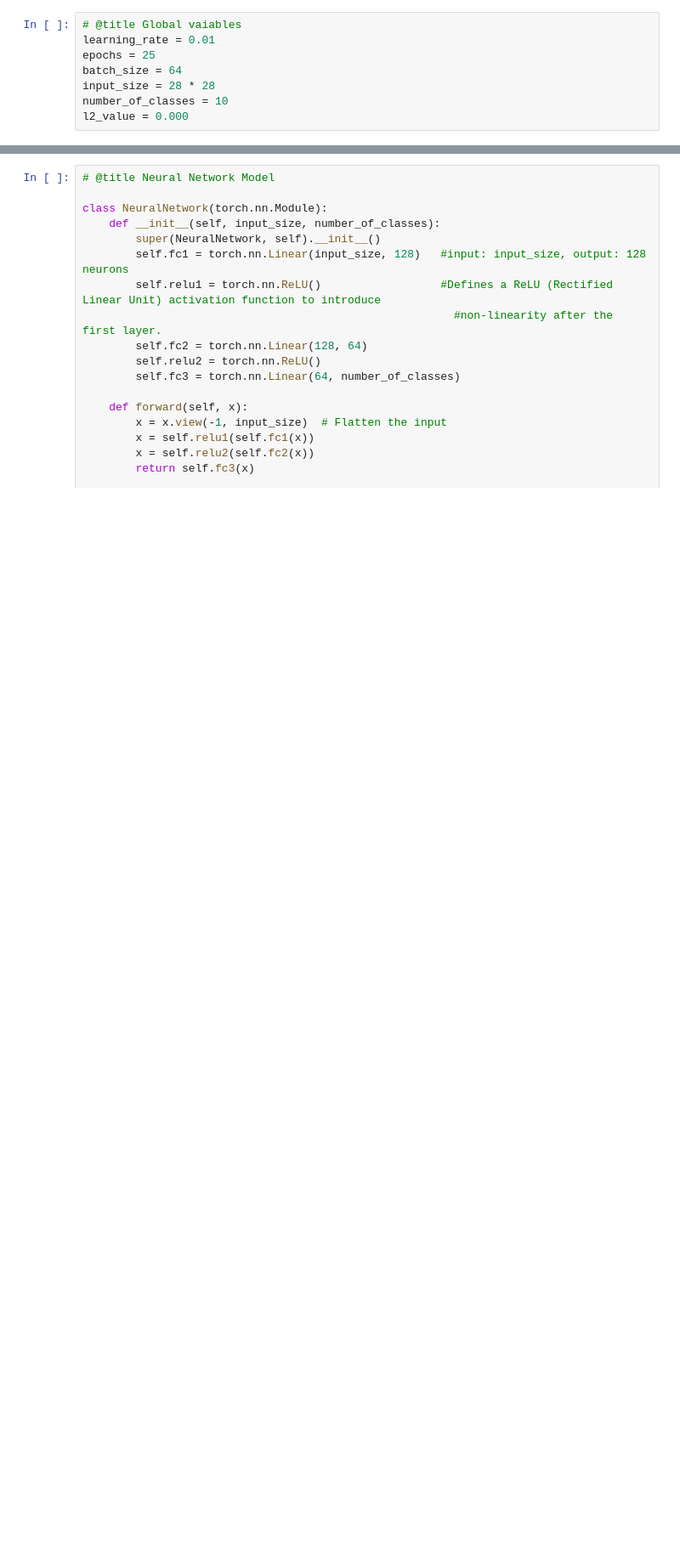
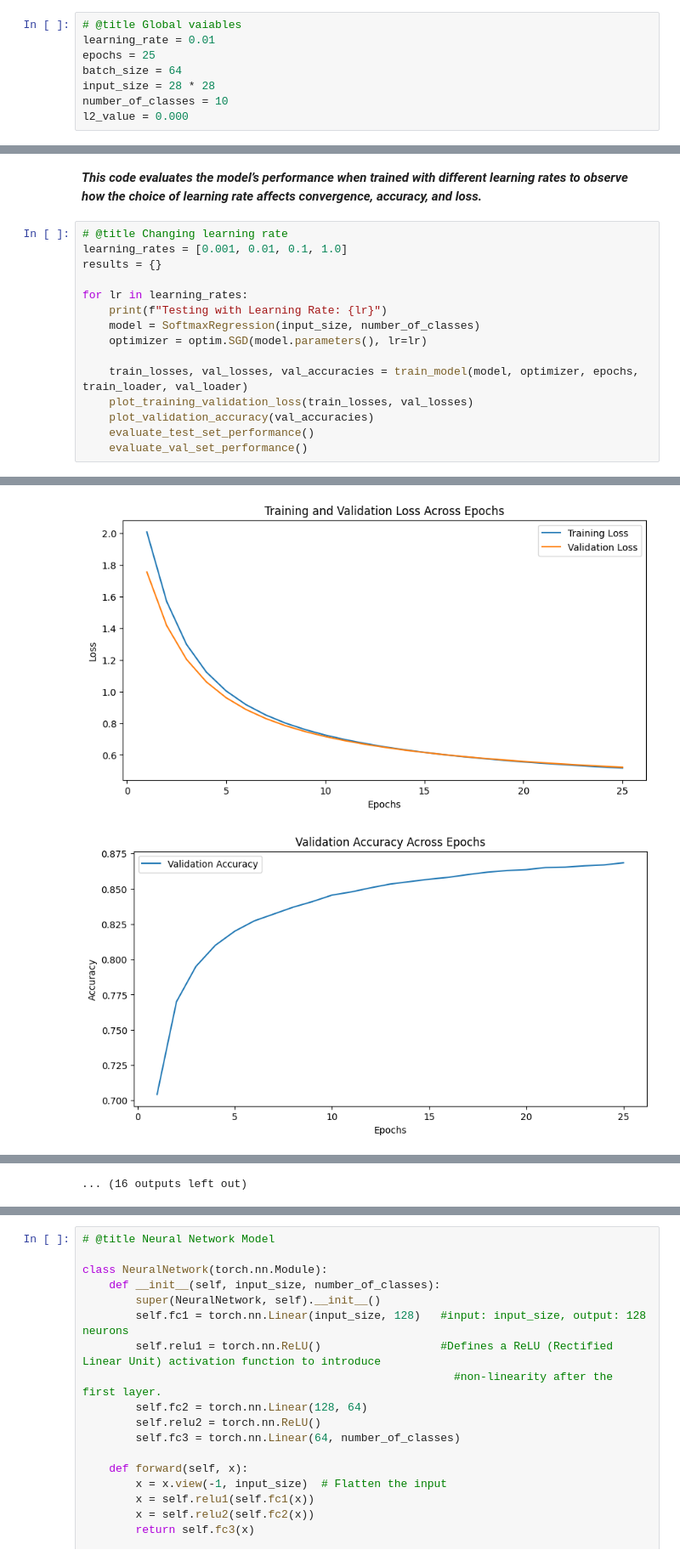
Before and after one commit to mahfouz72/softmax-and-neural-network-mnist, a Jupyter notebook: softmax_and_neural_network_mnist.ipynb, the cells around one changed output, grey strips where cells are left out. Shown at 85% size. Drawn from its saved outputs; the diff is of its cells as text; blank space fills up the shorter version.

```diff
--- a/softmax_and_neural_network_mnist.ipynb
+++ b/softmax_and_neural_network_mnist.ipynb
@@ -108,0 +264,18 @@ for epoch in range(epochs):
+# %% [markdown]
+***This code evaluates the model’s performance when trained with different learning rates to observe how the choice of learning rate affects convergence, accuracy, and loss.***
+# %%
+# @title Changing learning rate
+learning_rates = [0.001, 0.01, 0.1, 1.0]
+results = {}
+
+for lr in learning_rates:
+    print(f"Testing with Learning Rate: {lr}")
+    model = SoftmaxRegression(input_size, number_of_classes)
+    optimizer = optim.SGD(model.parameters(), lr=lr)
+
+    train_losses, val_losses, val_accuracies = train_model(model, optimizer, epochs, train_loader, val_loader)
+    plot_training_validation_loss(train_losses, val_losses)
+    plot_validation_accuracy(val_accuracies)
+    evaluate_test_set_performance()
+    evaluate_val_set_performance()
+# %% [output]
@@ -108,0 +299,2 @@ for epoch in range(epochs):
+[figure, added]
+[figure, added]
@@ -108,0 +329 @@ for epoch in range(epochs):
+... (16 outputs left out)
```
Also changed, not shown: parts of 24 cells of this notebook.
